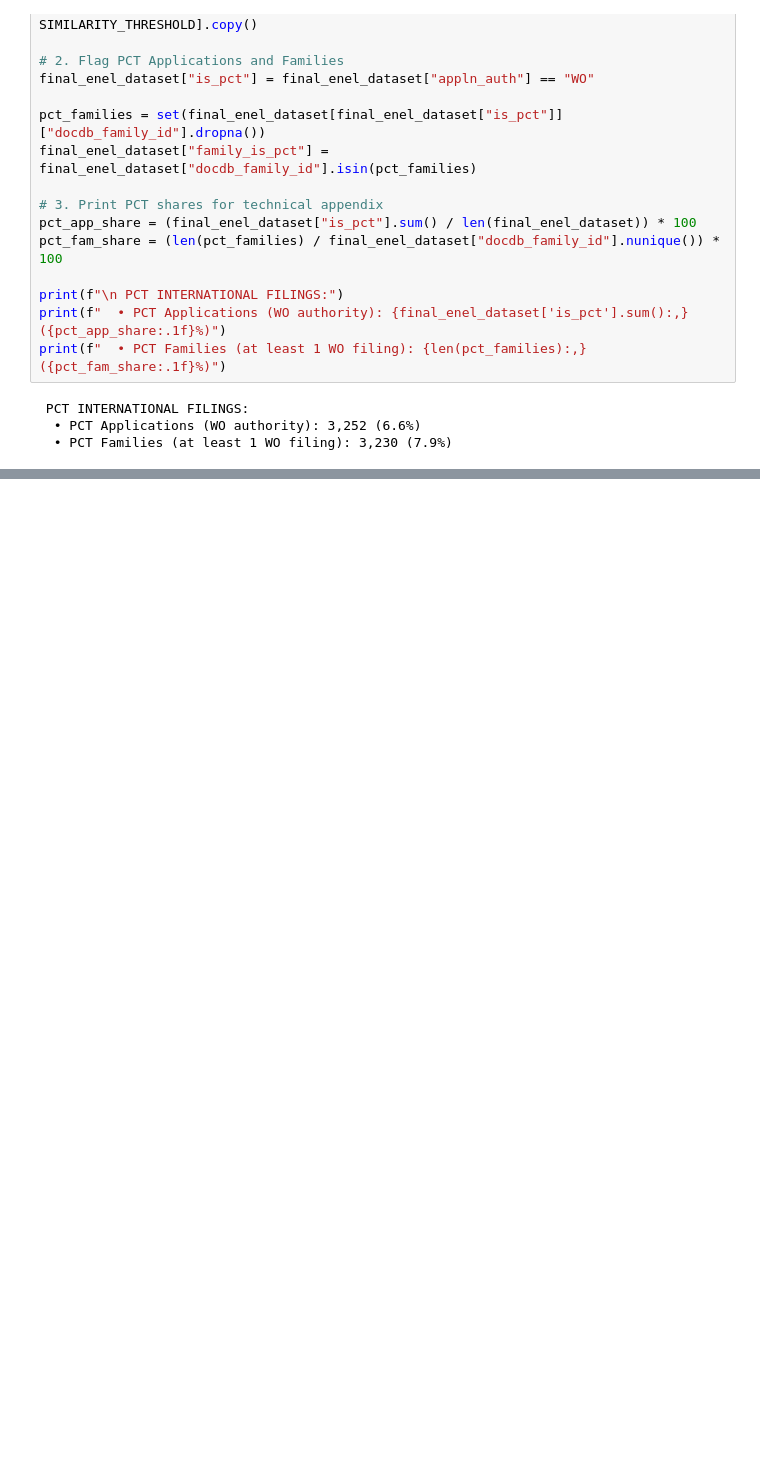
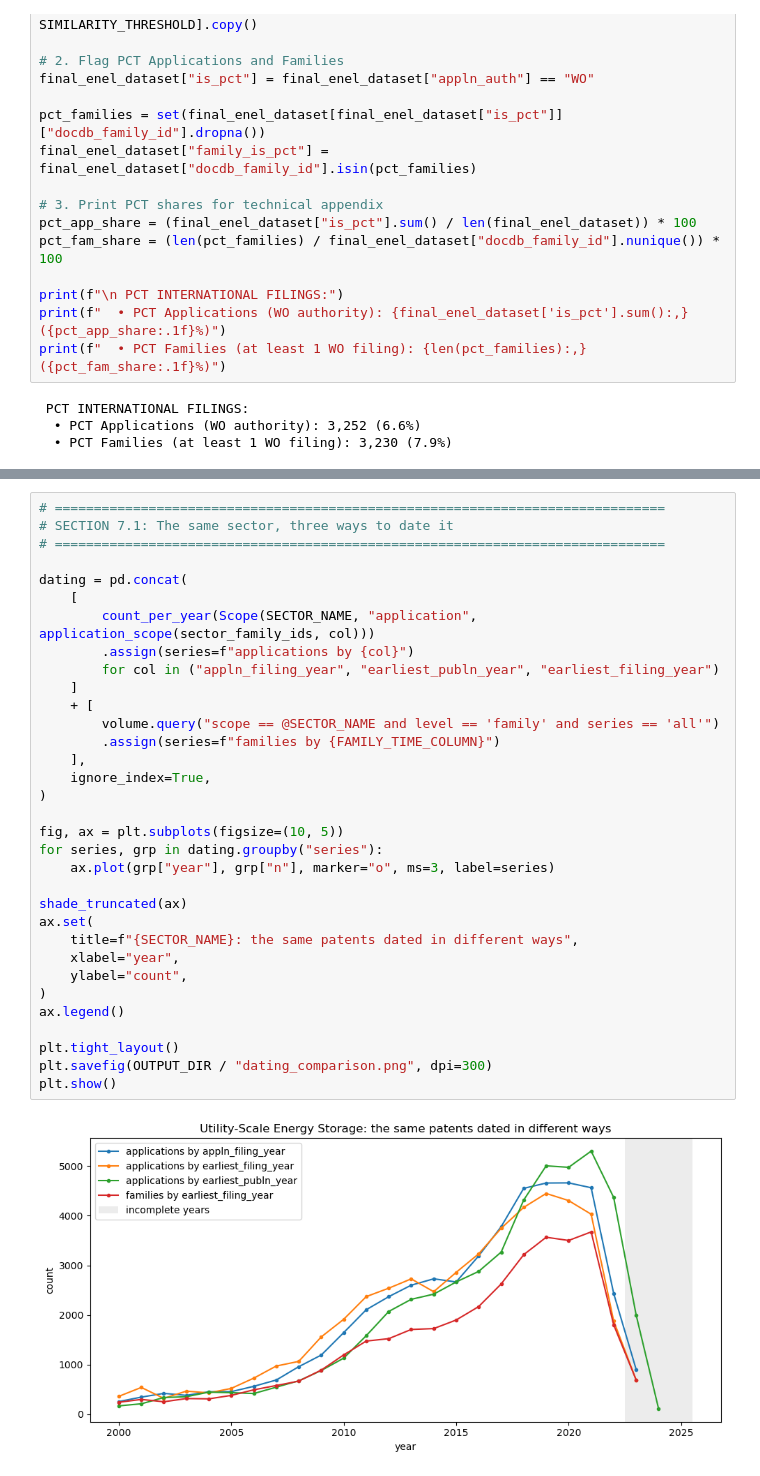
Before and after one commit to ariannamiori/innovation-management-datascience26, a Jupyter notebook: step0/Step_1.ipynb, the cells around one changed output, grey strips where cells are left out. Saved outputs shown, nothing was run; the diff lists cells and outputs as text; blank space fills up the shorter version.

```diff
--- a/step0/Step_1.ipynb
+++ b/step0/Step_1.ipynb
@@ -232,0 +507,35 @@ print(f"  • PCT Families (at least 1 WO filing): {len(pct_families):,} ({pct_f
+# %%
+# ==============================================================================
+# SECTION 7.1: The same sector, three ways to date it
+# ==============================================================================
+
+dating = pd.concat(
+    [
+        count_per_year(Scope(SECTOR_NAME, "application", application_scope(sector_family_ids, col)))
+        .assign(series=f"applications by {col}")
+        for col in ("appln_filing_year", "earliest_publn_year", "earliest_filing_year")
+    ]
+    + [
+        volume.query("scope == @SECTOR_NAME and level == 'family' and series == 'all'")
+        .assign(series=f"families by {FAMILY_TIME_COLUMN}")
+    ],
+    ignore_index=True,
+)
+
+fig, ax = plt.subplots(figsize=(10, 5))
+for series, grp in dating.groupby("series"):
+    ax.plot(grp["year"], grp["n"], marker="o", ms=3, label=series)
+
+shade_truncated(ax)
+ax.set(
+    title=f"{SECTOR_NAME}: the same patents dated in different ways",
+    xlabel="year",
+    ylabel="count",
+)
+ax.legend()
+
+plt.tight_layout()
+plt.savefig(OUTPUT_DIR / "dating_comparison.png", dpi=300)
+plt.show()
+# %% [output]
+[figure, added]
```
Also changed, not shown: parts of 14 cells of this notebook.
